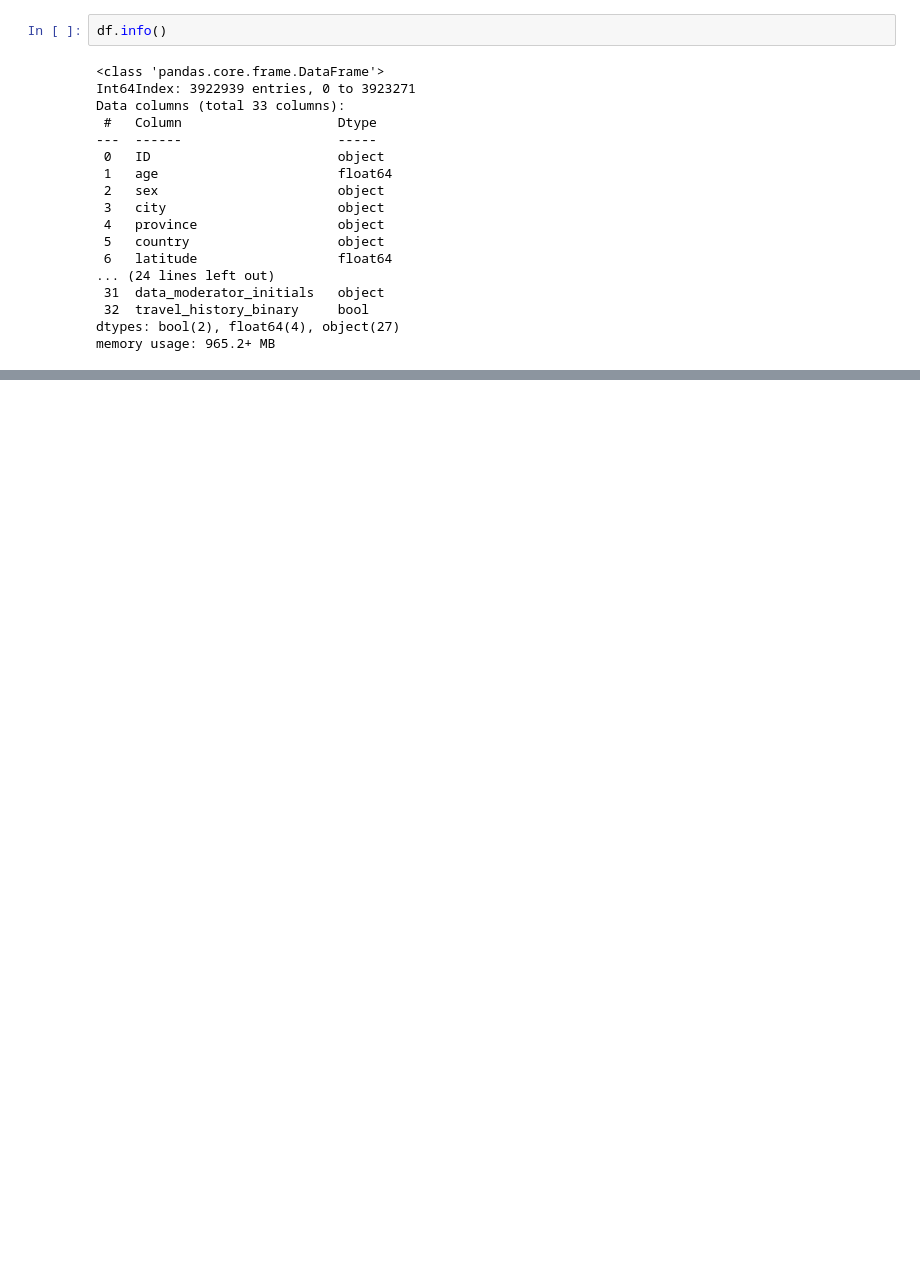
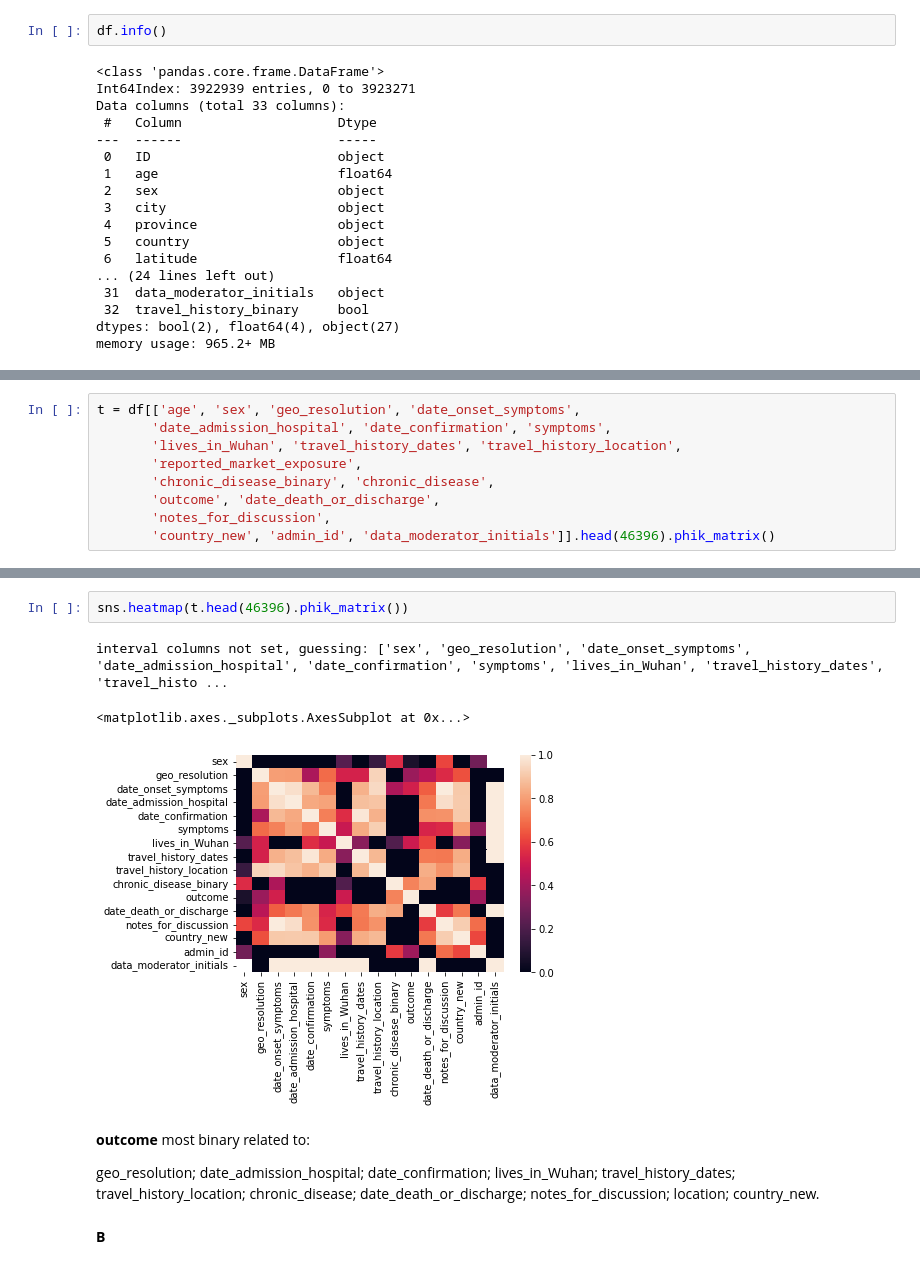
Before and after one commit to MariiaSamsonova/AIProject, a Jupyter notebook: Untitled.ipynb, the cells around one changed output, grey strips where cells are left out. Saved outputs shown, nothing was run; the diff lists cells and outputs as text; blank space fills up the shorter version.

```diff
--- a/Untitled.ipynb
+++ b/Untitled.ipynb
@@ -531,0 +630,9 @@ memory usage: 965.2+ MB
+# %%
+t = df[['age', 'sex', 'geo_resolution', 'date_onset_symptoms',
+       'date_admission_hospital', 'date_confirmation', 'symptoms',
+       'lives_in_Wuhan', 'travel_history_dates', 'travel_history_location',
+       'reported_market_exposure',
+       'chronic_disease_binary', 'chronic_disease',
+       'outcome', 'date_death_or_discharge',
+       'notes_for_discussion',
+       'country_new', 'admin_id', 'data_moderator_initials']].head(46396).phik_matrix()
@@ -531,0 +662,22 @@ memory usage: 965.2+ MB
+# %%
+sns.heatmap(t.head(46396).phik_matrix())
+# %% [output]
+interval columns not set, guessing: ['sex', 'geo_resolution', 'date_onset_symptoms', 'date_admission_hospital', 'date_confirmation', 'symptoms', 'lives_in_Wuhan', 'travel_history_dates', 'travel_histo ...
+<matplotlib.axes._subplots.AxesSubplot at 0x...>
+[figure, added]
+# %% [markdown]
+**outcome** most binary related to:
+
+geo_resolution;
+date_admission_hospital;
+date_confirmation;
+lives_in_Wuhan;
+travel_history_dates;
+travel_history_location;
+chronic_disease;
+date_death_or_discharge;
+notes_for_discussion;
+location;
+country_new.
+# %% [markdown]
+**B**
```
Also changed, not shown: parts of 33 cells of this notebook.
